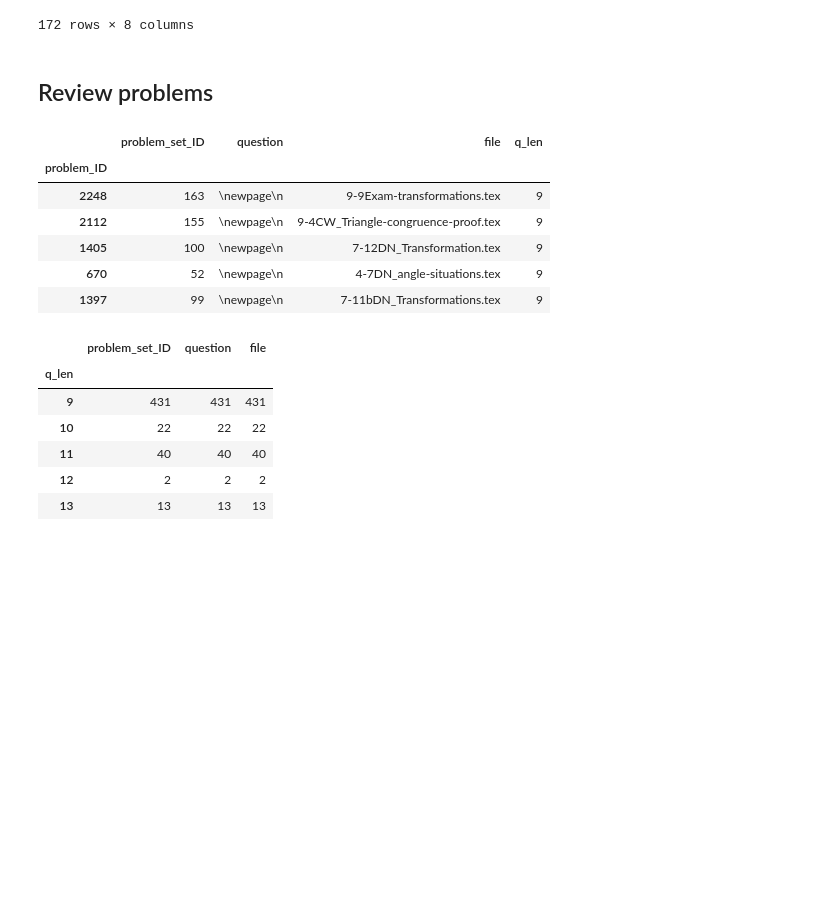
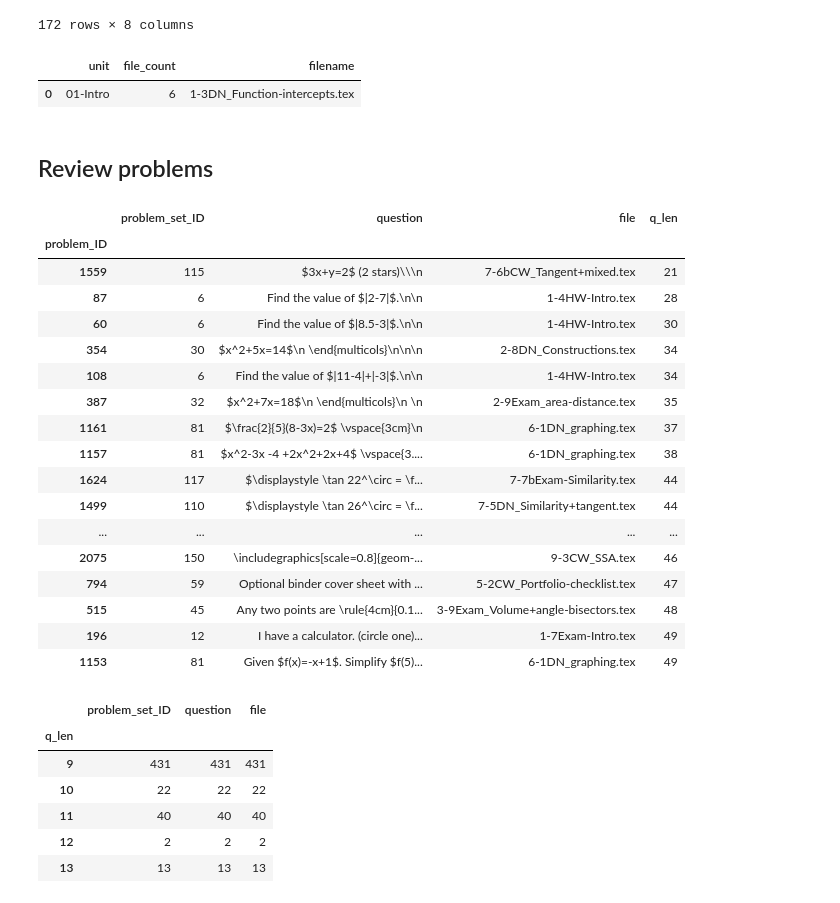
Before and after one commit to chrishuson/mathai, a Jupyter notebook: src/notes.ipynb, the cells around one changed output. Drawn from its saved outputs; the diff is of its cells as text; code cells hidden in the pictures; blank space fills up the shorter version.

```diff
--- a/src/notes.ipynb
+++ b/src/notes.ipynb
@@ -125,3 +203,9 @@ problem_df = parse_problem_sets(pset_df)
 problem_df['file'] = problem_df.problem_set_ID.apply(lambda x: pset_df.loc[x, 'file'])
 problem_df['q_len'] = problem_df.question.str.len()
 problem_df.sort_values('q_len', inplace=True)
+# %%
+course_file_df = pd.DataFrame({"unit":['01-Intro'], "file_count":[6], "filename":['1-3DN_Function-intercepts.tex']})
+course_file_df
+# %% [output]
+|  | unit | file_count | filename |
+| 0 | 01-Intro | 6 | 1-3DN_Function-intercepts.tex |
@@ -128,15 +219,26 @@ problem_df.sort_values('q_len', inplace=True)
 # %% [markdown]
 ## Review problems
 # %%
-problem_df[problem_df.q_len > 0].head()
+problem_df[problem_df.q_len > 13].head(20)
 # %% [output]
 |  | problem_set_ID | question | file | q_len |
 | problem_ID |  |  |  |  |
-| 2248 | 163 | \newpage\n | 9-9Exam-transformations.tex | 9 |
-| 2112 | 155 | \newpage\n | 9-4CW_Triangle-congruence-proof.tex | 9 |
-| 1405 | 100 | \newpage\n | 7-12DN_Transformation.tex | 9 |
-| 670 | 52 | \newpage\n | 4-7DN_angle-situations.tex | 9 |
-| 1397 | 99 | \newpage\n | 7-11bDN_Transformations.tex | 9 |
+| 1559 | 115 | $3x+y=2$ (2 stars)\\\n | 7-6bCW_Tangent+mixed.tex | 21 |
+| 87 | 6 | Find the value of $|2-7|$.\n\n | 1-4HW-Intro.tex | 28 |
+| 60 | 6 | Find the value of $|8.5-3|$.\n\n | 1-4HW-Intro.tex | 30 |
+| 354 | 30 | $x^2+5x=14$\n \end{multicols}\n\n\n | 2-8DN_Constructions.tex | 34 |
+| 108 | 6 | Find the value of $|11-4|+|-3|$.\n\n | 1-4HW-Intro.tex | 34 |
+| 387 | 32 | $x^2+7x=18$\n \end{multicols}\n \n | 2-9Exam_area-distance.tex | 35 |
+| 1161 | 81 | $\frac{2}{5}(8-3x)=2$ \vspace{3cm}\n | 6-1DN_graphing.tex | 37 |
+| 1157 | 81 | $x^2-3x -4 +2x^2+2x+4$ \vspace{3.... | 6-1DN_graphing.tex | 38 |
+| 1624 | 117 | $\displaystyle \tan 22^\circ = \f... | 7-7bExam-Similarity.tex | 44 |
+| 1499 | 110 | $\displaystyle \tan 26^\circ = \f... | 7-5DN_Similarity+tangent.tex | 44 |
+| ... | ... | ... | ... | ... |
+| 2075 | 150 | \includegraphics[scale=0.8]{geom-... | 9-3CW_SSA.tex | 46 |
+| 794 | 59 | Optional binder cover sheet with ... | 5-2CW_Portfolio-checklist.tex | 47 |
+| 515 | 45 | Any two points are \rule{4cm}{0.1... | 3-9Exam_Volume+angle-bisectors.tex | 48 |
+| 196 | 12 | I have a calculator. (circle one)... | 1-7Exam-Intro.tex | 49 |
+| 1153 | 81 | Given $f(x)=-x+1$. Simplify $f(5)... | 6-1DN_graphing.tex | 49 |
 # %%
 problem_df[problem_df.question.str.contains(r'\\newpage')].groupby('q_len').count()
 # %% [output]
```
Also changed, not shown: parts of 16 cells of this notebook, 6 other files.
